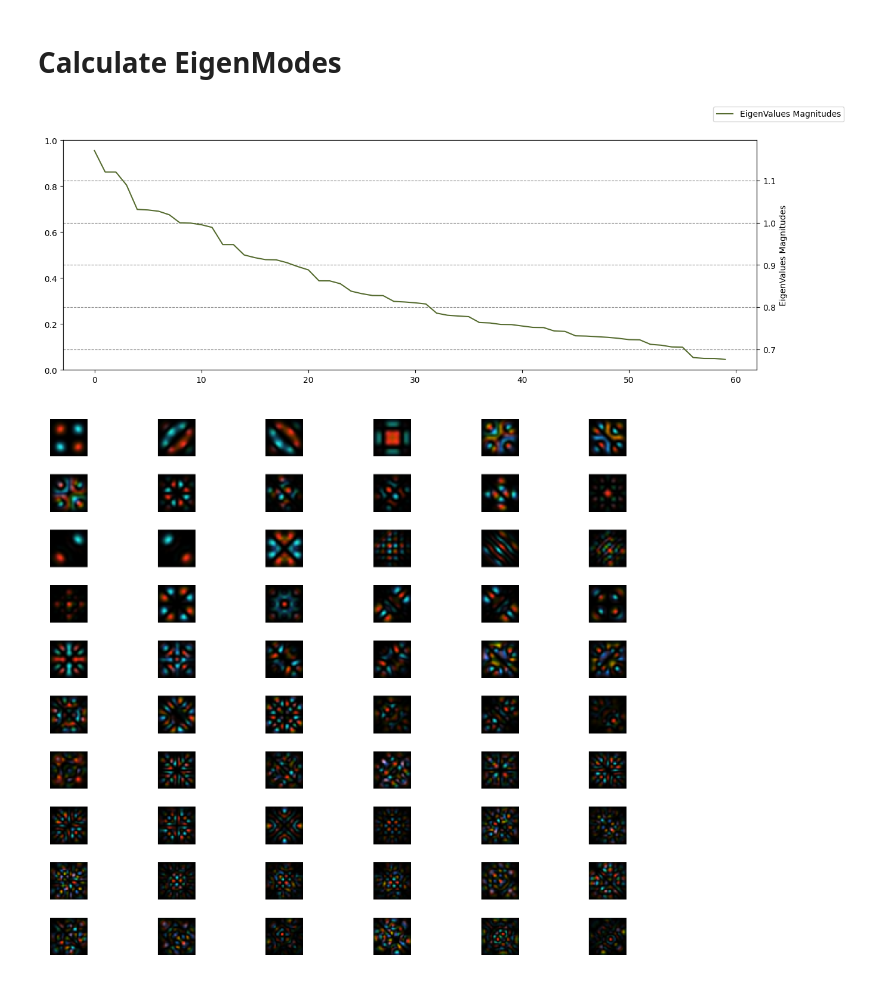
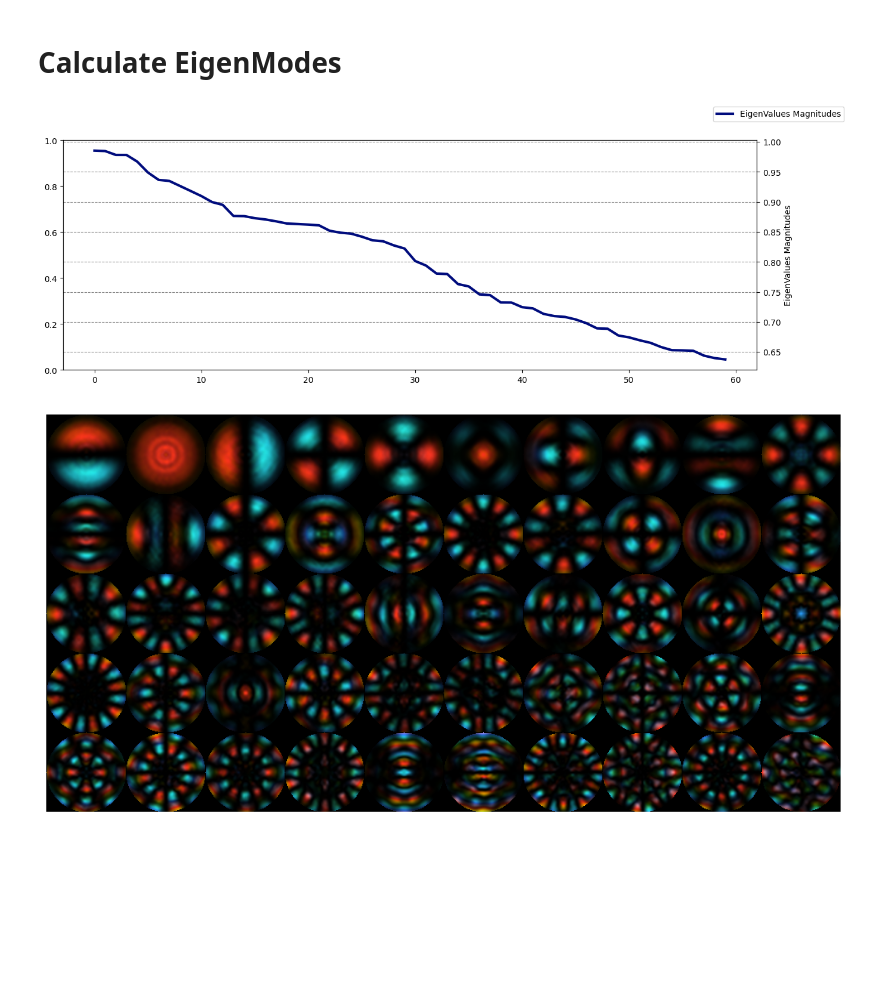
Before and after one commit to LukasScarfe/Eigen, a Jupyter notebook: eigenmodes.ipynb, the cells around one changed output. Saved outputs shown, nothing was run; the diff lists cells and outputs as text; code cells hidden in the pictures; blank space fills up the shorter version.

```diff
--- a/eigenmodes.ipynb
+++ b/eigenmodes.ipynb
@@ -321,7 +324,7 @@ def propChannelSteps(F,distance,abbs=1):
 # %% [markdown]
 #### Parallelizing the propagation of all pixels
 # %%
-def worker_function(FieldIn,j, i, N, z, abbs):
+def propagateSinglePixel(FieldIn: Field,j: int, i:int, N:int, z:float,lensSize:float, abbs) -> tuple:
     """
     Performs the calculation for a single (j, i) pair.
 
@@ -331,6 +334,7 @@ def worker_function(FieldIn,j, i, N, z, abbs):
         i (int): Inner loop index.
         N (int): Grid size.
         z (float): Propagation distance.
+        abbs: List of numpy ndarray representing phase screens.
 
     Returns:
         tuple: (FieldOut, endField_data) for the specific (j, i)
@@ -340,8 +344,8 @@ def worker_function(FieldIn,j, i, N, z, abbs):
     intens[j][i] = 1
 
     #FieldOut = propChannel(SubIntensity(FieldIn, intens), z, abbs)
-    FieldOut = propChannel(CircAperture(SubIntensity(FieldIn, intens),FieldIn.siz/2), z, abbs)
-    #FieldOut = CircAperture(propChannel(CircAperture(SubPhase(SubIntensity(FieldIn, intens),np.zeros((N,N))),FieldIn.siz/2), z, abbs),FieldIn.siz/2)
+    #FieldOut = propChannel(CircAperture(SubIntensity(FieldIn, intens),lensSize), z, abbs)
+    FieldOut = CircAperture(propChannel(CircAperture(SubPhase(SubIntensity(FieldIn, intens),np.zeros((N,N))),lensSize), z, abbs),lensSize)
 
     # 4. Extract data
     endField_data = np.array(FieldOut.field).reshape(N**2)
@@ -349,7 +353,7 @@ def worker_function(FieldIn,j, i, N, z, abbs):
     return FieldOut,endField_data
 
 
-def parallel_loop(FieldIn, N, z, abbs):
+def parallelpropagatePixels(FieldIn, N, z,lensSize, abbs):
 
     # Initialize the results lists
     FieldsOut = []
@@ -363,7 +367,7 @@ def parallel_loop(FieldIn, N, z, abbs):
     with ProcessPoolExecutor(max_workers=max_workers) as executor:
         future_to_task = {
             # Pass the raw data/args, NOT the complex FieldIn object
-            executor.submit(worker_function, FieldIn, j, i, N, z, abbs): (j, i)
+            executor.submit(propagateSinglePixel, FieldIn, j, i, N, z,lensSize, abbs): (j, i)
             for j, i in tasks
         }
 
@@ -395,18 +399,23 @@ def parallel_loop(FieldIn, N, z, abbs):
 ## Create Channel and Prop OAM
 # %%
 #Simulation Parameters
-size = 30*cm
-N=32
+size = 40*cm
+N=128
+
+lensSize=size/3.5
 
 #Beam Parameters
 wavelength = 633*nm
-w0=6.67/2/2*cm
+w0=6.67/2*cm
 
 #Propagataion Params
-z=50*m
+z=5000*m
 numberOfPhaseScreens=1
 
 #Turbulence Parameters
 Turbulence=0.00000000000011
 r0=size/Turbulence
 abbs=[aotools.turbulence.phasescreen.ft_sh_phase_screen(r0,N,size/N,100,0.001) for i in range(numberOfPhaseScreens)]
+
+#Default Beam
+F=Begin(size,wavelength,N)
@@ -426,10 +446,10 @@ plotBeam(errorBeams,rows=2)
 # %% [markdown]
 ## Propagate all Pixels
 # %%
-FieldsOut,endFields = parallel_loop(F,N, z, abbs)
+FieldsOut,endFields = parallelpropagatePixels(F,N, z,lensSize, abbs)
 
 assert len(endFields) == N**2
 
-plotBeam(FieldsOut[int(N**2//2+np.sqrt(N**2//2))])
+plt.show(plotBeam(FieldsOut[int(N**2//2+np.sqrt(N**2//2))]))
 # %% [output]
 Starting parallel execution with 10 processes...
@@ -440,8 +459,8 @@ Starting parallel execution with 10 processes...
 # Calculate EigenModes
 # %%
 transferMatrix=endFields.T
-eigVals,eigVecs=np.linalg.eig(np.matmul(transferMatrix,np.conjugate(transferMatrix.T)))
-#eigVals,eigVecs=np.linalg.eig(transferMatrix)
+#eigVals,eigVecs=np.linalg.eig(np.matmul(transferMatrix,np.conjugate(transferMatrix.T)))
+eigVals,eigVecs=np.linalg.eig(transferMatrix)
 
 #Get the absolute values and phases of the eigenvalues
 eigMags=abs(eigVals)
@@ -463,12 +482,12 @@ ax2.grid(visible=True,which='major',axis='both',color='gray',linestyle='--')
 #ax1.set_ylabel('EigenValues Phases')
 ax2.set_ylabel('EigenValues Magnitudes')
 
-ax2.plot(x[:60],eigMags[:60],label='EigenValues Magnitudes',color='darkolivegreen')
+ax2.plot(x[:60],eigMags[:60],label='EigenValues Magnitudes',color=customColoursBGY[0],linewidth=3)
 
 fig.legend()
 plt.show()
 # %% [output]
-[figure, old version]
+[figure, new version]
 # %%
 #Making Eigenvector optical modes
 F=Begin(size,wavelength,N)
@@ -482,9 +501,10 @@ for i in progress(range(100)):
     F=SubPhase(SubIntensity(F,eigenInt),eigenPhase)
     eigenBeams.append(F)
 # %%
-plotBeam(eigenBeams[:60],rows=10,dpi=1000)
+plot=plotBeam(eigenBeams[:50],rows=5,dpi=N)
+plt.show();plt.close()
 # %% [output]
-[figure, old version]
+[figure, new version]
 # %%
 sorted_array = np.flip(np.argsort(eigMags)[-20:])
 bestEigenModes=[eigenBeams[index] for index in sorted_array]
```
Also changed, not shown: parts of 10 cells of this notebook.
